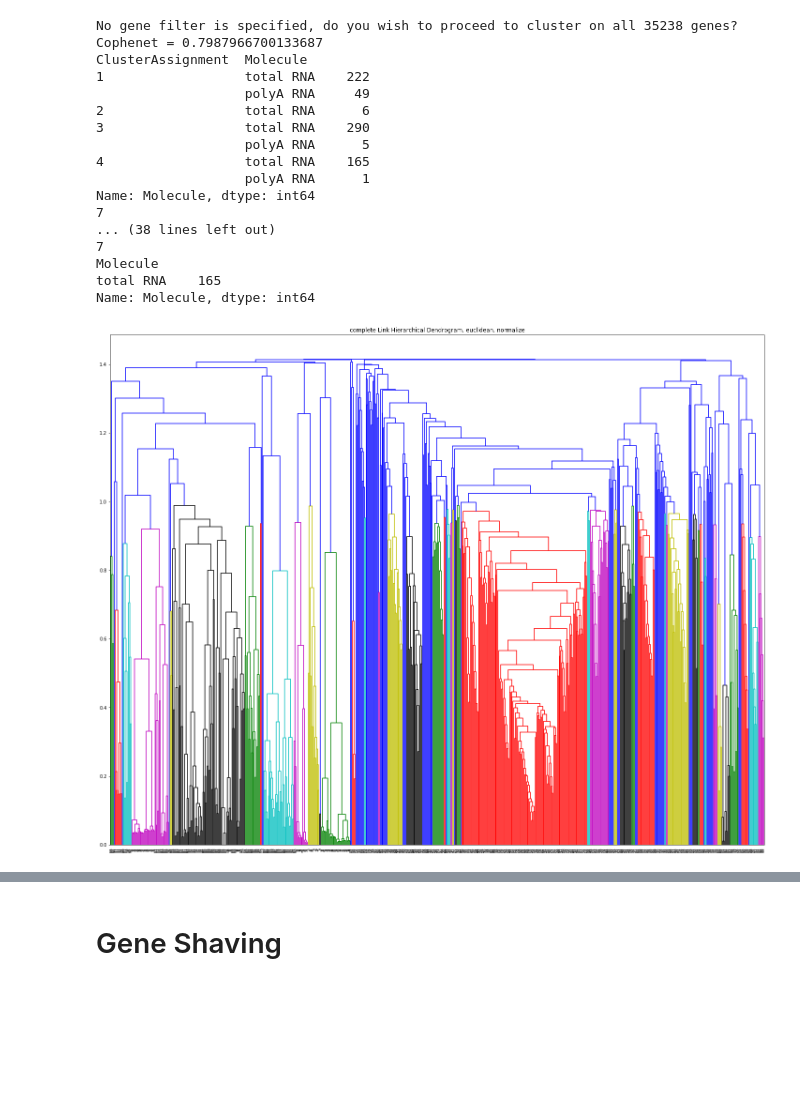
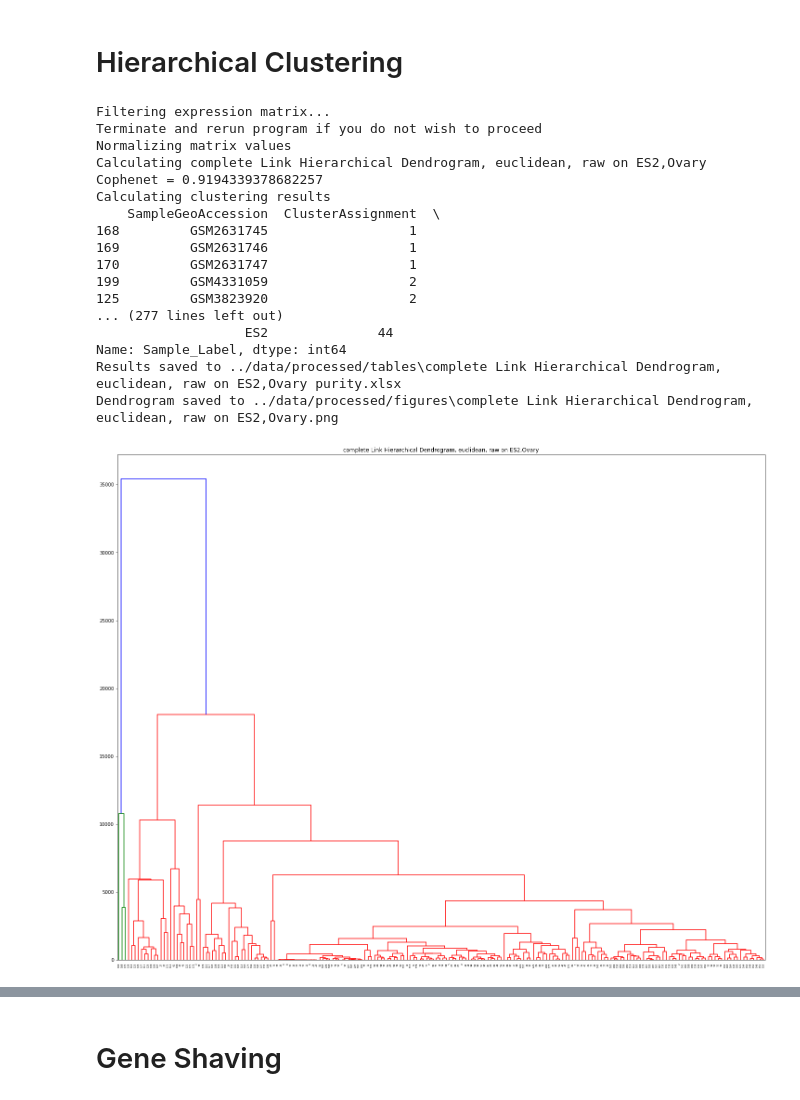
Before and after one commit to alexioso/ARCHS4-Clustering, a Jupyter notebook: notebooks/3. Clustering.ipynb, the cells around one changed output, grey strips where cells are left out. Drawn from its saved outputs; the diff is of its cells as text; code cells hidden in the pictures; blank space fills up the shorter version.

```diff
--- a/notebooks/3. Clustering.ipynb
+++ b/notebooks/3. Clustering.ipynb
@@ -17,6 +18,8 @@ import xlsxwriter as Excel
+# %% [markdown]
+# Hierarchical Clustering
 # %%
 
-def gene_expression_cluster_analysis(h5_filepath,
+def gene_expression_hierarchical_cluster_analysis(h5_filepath,
                                      on_samples = True,
                                      samples_filter_to = None,
                                      genes_filter_to = None,
@@ -30,7 +33,7 @@ def gene_expression_cluster_analysis(h5_filepath,
                                      output_dendro_folder="."):
 
     """
-Performs gene expression cluster analysis using one or combination of hierarchical, k-means, and SPC.
+Performs gene expression cluster analysis using hierarchical clustering.
 
 
 Arguments:
@@ -89,7 +92,7 @@ Arguments:
 
     hier_cluster_dendrogram (matplotlib.pyplot): dendrogram of chosen hierarchical clustering procedure
     """
-
+    print("Filtering expression matrix...")
     #get submatrix based on filter_to arguments
     h5_submatrix, sample_labels = filter_matrix(h5_filepath,samples_filter_to,genes_filter_to,sample_labels)
     #make sure sample labels is same length as number of samples in submatrix
@@ -98,12 +101,13 @@ Arguments:
         print("Error: provided sample_labels not the correct length. Terminating program")
         return
 
+
     #if sample_on = True, need to transpose the matrix for further calculations
     if on_samples:
         h5_submatrix = np.transpose(h5_submatrix)
 
+    print("Normalizing matrix values")
     #Go through possible value normalizing transformations
-
     if value_transformation == "normalize":
         transformed_submatrix = pd.DataFrame(normalize(np.array(h5_submatrix)),index=h5_submatrix.index,columns=h5_submatrix.columns)
     #other normalizations to implement
@@ -111,7 +115,8 @@ Arguments:
     else:
         transformed_submatrix = h5_submatrix
 
-    hier_title=hier_method+" Link Hierarchical Dendrogram, "+hier_distance_metric+", "+value_transformation
+    hier_title=hier_method+" Link Hierarchical Dendrogram, "+hier_distance_metric+", "+value_transformation+ " on " + ",".join(list(np.unique(sample_labels)))
+    print("Calculating " + hier_title)
     hier_clustering = hierarchical_clustering(transformed_submatrix,
                                               method=hier_method,
                                               metric=hier_distance_metric,
@@ -119,13 +124,16 @@ Arguments:
 
     hier_cluster_assignments = fcluster(hier_clustering, hier_fcluster_t, criterion='maxclust')
 
+    print("Calculating clustering results")
     get_purity(h5_filepath, hier_cluster_assignments, hier_k, transformed_submatrix, sample_labels, hier_title, output_xlsx_folder)
-
+    print("Results saved to " + os.path.join(output_xlsx_folder,hier_title+" purity" + ".xlsx"))
 
     plt.figure(figsize=(25, 20))
     plt.title(hier_title)
     dend = shc.dendrogram(hier_clustering)
-    plt.savefig('foo.png')
+    plt.savefig(os.path.join(output_xlsx_folder,hier_title+".png"))
+    print("Dendrogram saved to " + os.path.join(output_dendro_folder,hier_title+".png"))
+
 
     return(hier_clustering, hier_cluster_assignments)
 
@@ -237,11 +245,12 @@ def get_purity(h5_filepath, cluster_assignments, k, df_expression_trans,sample_l
         series_purity_val = series_counts[c].max()/float(series_counts[c].sum())
         cluster_metadata_metrics[c]["Series Purity"][series_purity_key] = round(series_purity_val,3)
 
-        molecule_purity_key = molecule_counts[c][molecule_counts[c] == molecule_counts[c].max()].index[0]
+        molecule_purity_key = pd.Series(molecule_counts[c][molecule_counts[c] == molecule_counts[c].max()]).index[0]
         molecule_purity_val = molecule_counts[c].max()/float(molecule_counts[c].sum())
         cluster_metadata_metrics[c]["Molecule Purity"][molecule_purity_key] = round(molecule_purity_val,3)
 
-        label_purity_key = label_counts[c][label_counts[c] == label_counts[c].max()].index[0]
+        label_purity_key = pd.Series(label_counts[c][label_counts[c] == label_counts[c].max()]).index[0]
+
         label_purity_val = label_counts[c].max()/float(label_counts[c].sum())
         cluster_metadata_metrics[c]["Label Purity"][label_purity_key] = round(label_purity_val,3)
     purity_to_excel(cluster_metadata_metrics,H0,os.path.join(output_xlsx_folder,cluster_title+" purity" + ".xlsx") )
@@ -316,19 +325,22 @@ def filter_matrix(h5_filepath,
 
 
         else:
-            print("No gene filter is specified, do you wish to proceed to cluster on all %d genes?" % num_genes)
             if genes_filter_to is None:
+                print("No gene filter is specified, do you wish to proceed to cluster on all %d genes?" % num_genes)
                 h5_submatrix = h5_matrix[:,np.isin(all_samples,samples_filter_to)]
                 cols = samples_filter_to
                 inds = all_genes
 
             else:
-                h5_submatrix =  np.array(h5_matrix[np.isin(all_genes,genes_filter_to),np.isin(all_samples,samples_filter_to)])
+                h5_submatrix = h5_matrix[:,np.isin(all_samples,samples_filter_to)]
+                h5_submatrix =  h5_submatrix[np.isin(all_genes,genes_filter_to),:]
+
                 cols = samples_filter_to
                 inds = genes_filter_to
 
             if sample_labels is None:
                 sample_labels = h5file["meta/samples/source_name_ch1"][np.isin(all_samples,samples_filter_to)]
+        print("Terminate and rerun program if you do not wish to proceed")
 
     return(pd.DataFrame(h5_submatrix,index=inds,columns=cols),sample_labels)
 # %%
@@ -340,15 +352,15 @@ with open(subsample_filepath,'r') as f:
     subsample_dict = json.loads(f.read())
 
 ovary_samples = subsample_dict["human"]["systems"]["urogenital"]["Ovary"]
-ovary_cell_lines = subsample_dict["human"]["cell-lines"]["ovary"]["ES2"]
+ovary_cell_lines = subsample_dict["human"]["cell-lines"]["ovary"]["SKOV3"]
 
 samples_filter_to = ovary_samples + ovary_cell_lines
 
 sample_labels = list(np.repeat("Ovary",len(ovary_samples))) + list(np.repeat("ES2",len(ovary_cell_lines)))
 
-genes_filter_to = None
+genes_filter_to = ['ARNTL', 'CERS5', 'DDR1', 'GJA4', 'HNRNPA3P15', 'SLC27A2']
 
-value_transformation = "normalize"
+value_transformation = "raw"
 
 hier_method = "complete"
 
@@ -362,33 +374,34 @@ output_xlsx_folder = "../data/processed/tables"
 
 output_dendro_folder = "../data/processed/figures"
 # %%
-a = gene_expression_cluster_analysis(h5_filepath,
+a = gene_expression_hierarchical_cluster_analysis(h5_filepath,
                                  True,
                                  samples_filter_to,
                                  genes_filter_to,
                                  sample_labels,
                                  value_transformation,
                                  hier_method,
                                  hier_distance_metric,
                                  hier_k,
                                  hier_fcluster_t,
-                                 output_xlsx_folder)
+                                 output_xlsx_folder,
+                                 output_dendro_folder)
 # %% [output]
-No gene filter is specified, do you wish to proceed to cluster on all 35238 genes?
-Cophenet = 0.7987966700133687
-ClusterAssignment  Molecule
-1                  total RNA    222
-                   polyA RNA     49
-2                  total RNA      6
-3                  total RNA    290
-                   polyA RNA      5
-4                  total RNA    165
-                   polyA RNA      1
-Name: Molecule, dtype: int64
-7
-... (38 lines left out)
-7
-Molecule
-total RNA    165
-Name: Molecule, dtype: int64
+Filtering expression matrix...
+Terminate and rerun program if you do not wish to proceed
+Normalizing matrix values
+Calculating complete Link Hierarchical Dendrogram, euclidean, raw on ES2,Ovary
+Cophenet = 0.9194339378682257
+Calculating clustering results
+    SampleGeoAccession  ClusterAssignment  \
+168         GSM2631745                  1
+169         GSM2631746                  1
+170         GSM2631747                  1
+199         GSM4331059                  2
+125         GSM3823920                  2
+... (277 lines left out)
+                   ES2              44
+Name: Sample_Label, dtype: int64
+Results saved to ../data/processed/tables\complete Link Hierarchical Dendrogram, euclidean, raw on ES2,Ovary purity.xlsx
+Dendrogram saved to ../data/processed/figures\complete Link Hierarchical Dendrogram, euclidean, raw on ES2,Ovary.png
-[figure, old version]
+[figure, new version]
```
Also changed, not shown: parts of 7 cells of this notebook.
